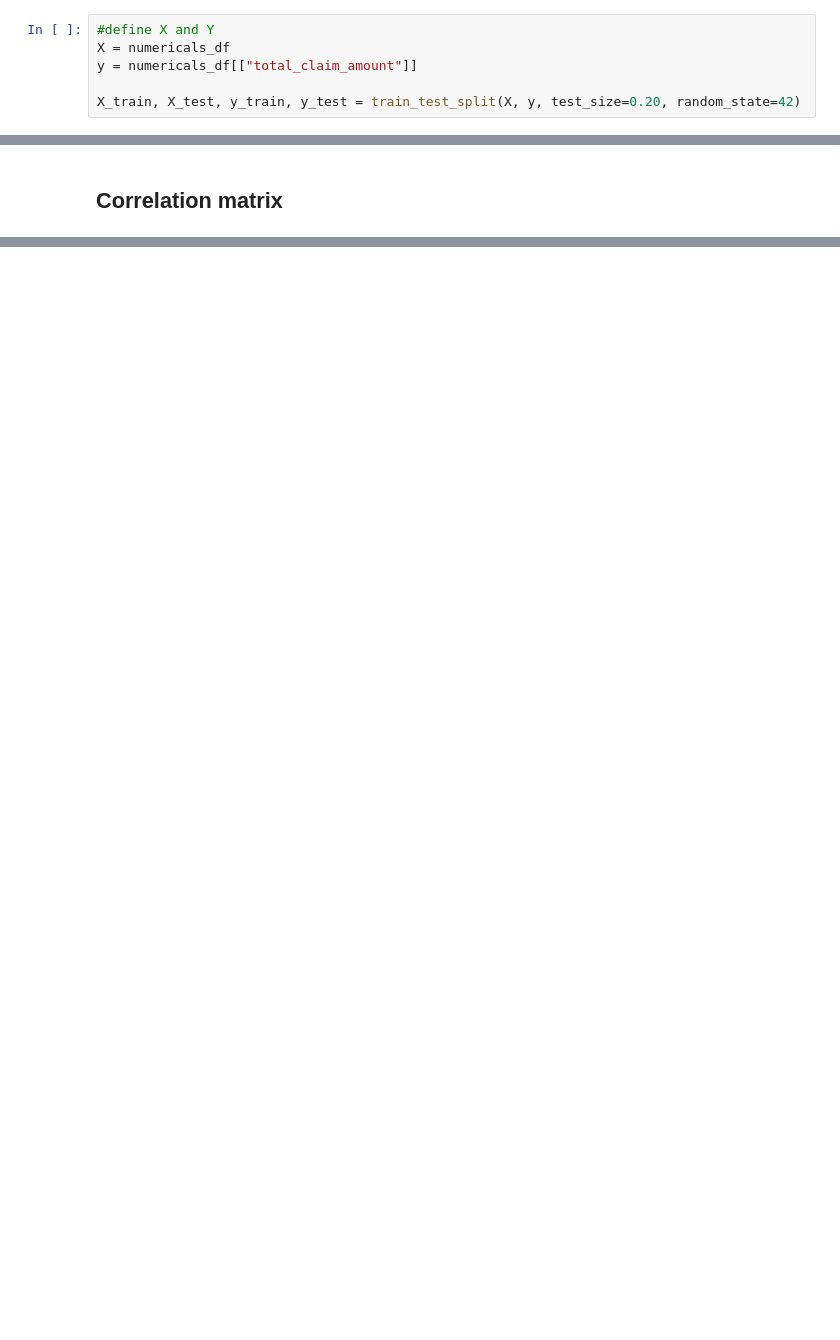
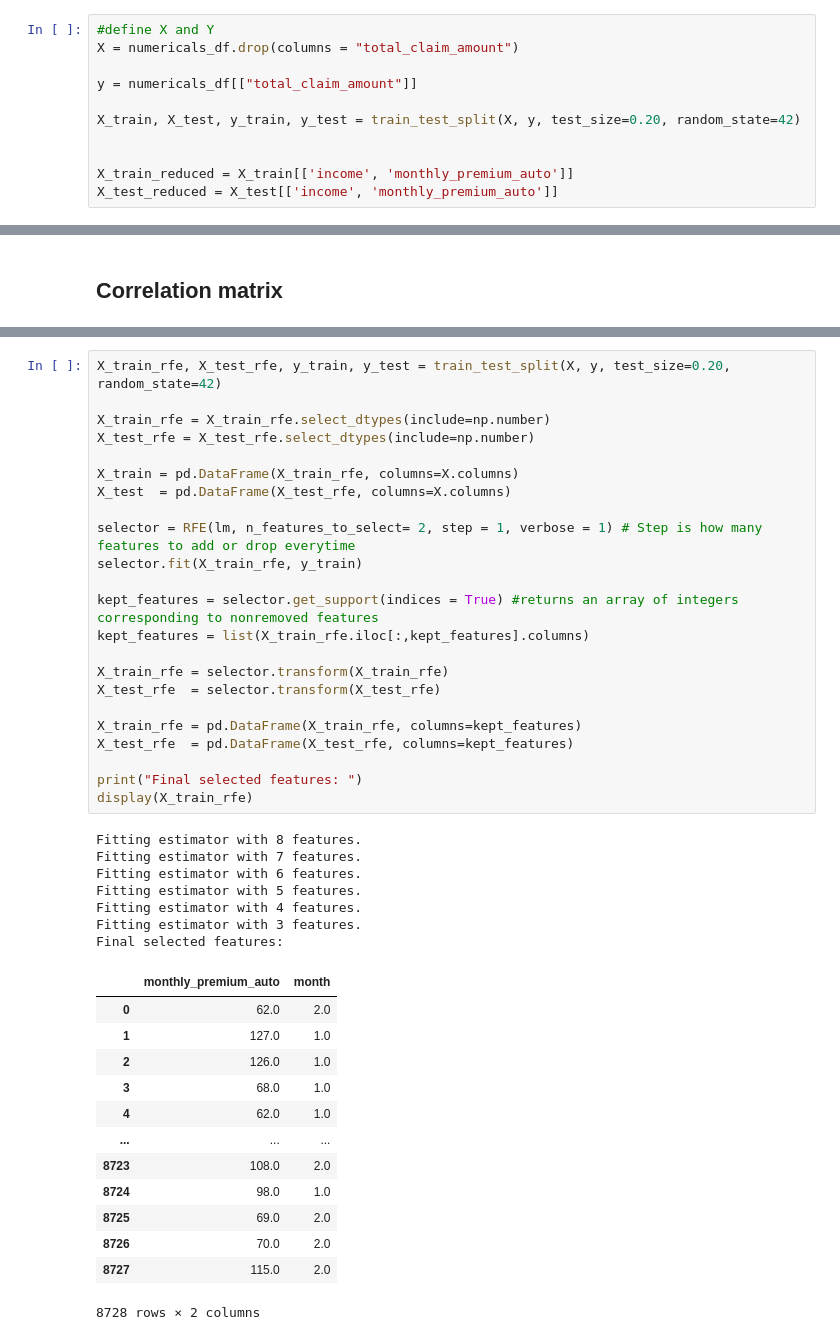
Before and after one commit to JKenny333/Ironhack_Labs, a Jupyter notebook: Week 7/Lab Comparing regression models.ipynb, the cells around one changed output, grey strips where cells are left out. Drawn from its saved outputs; the diff is of its cells as text; blank space fills up the shorter version.

```diff
--- a/Week 7/Lab Comparing regression models.ipynb
+++ b/Week 7/Lab Comparing regression models.ipynb
@@ -41,10 +46,15 @@ numericals_df
 10910 rows × 9 columns
 # %%
 #define X and Y
-X = numericals_df
+X = numericals_df.drop(columns = "total_claim_amount")
+
 y = numericals_df[["total_claim_amount"]]
 
 X_train, X_test, y_train, y_test = train_test_split(X, y, test_size=0.20, random_state=42)
+
+
+X_train_reduced = X_train[['income', 'monthly_premium_auto']]
+X_test_reduced = X_test[['income', 'monthly_premium_auto']]
 # %% [markdown]
 ## Variance threshold method
 # %%
@@ -114,0 +214,44 @@ model = lm.fit(X_train, y_train)
+# %%
+X_train_rfe, X_test_rfe, y_train, y_test = train_test_split(X, y, test_size=0.20, random_state=42)
+
+X_train_rfe = X_train_rfe.select_dtypes(include=np.number)
+X_test_rfe = X_test_rfe.select_dtypes(include=np.number)
+
+X_train = pd.DataFrame(X_train_rfe, columns=X.columns)
+X_test  = pd.DataFrame(X_test_rfe, columns=X.columns)
+
+selector = RFE(lm, n_features_to_select= 2, step = 1, verbose = 1) # Step is how many features to add or drop everytime
+selector.fit(X_train_rfe, y_train)
+
+kept_features = selector.get_support(indices = True) #returns an array of integers corresponding to nonremoved features
+kept_features = list(X_train_rfe.iloc[:,kept_features].columns)
+
+X_train_rfe = selector.transform(X_train_rfe)
+X_test_rfe  = selector.transform(X_test_rfe)
+
+X_train_rfe = pd.DataFrame(X_train_rfe, columns=kept_features)
+X_test_rfe  = pd.DataFrame(X_test_rfe, columns=kept_features)
+
+print("Final selected features: ")
+display(X_train_rfe)
+# %% [output]
+Fitting estimator with 8 features.
+Fitting estimator with 7 features.
+Fitting estimator with 6 features.
+Fitting estimator with 5 features.
+Fitting estimator with 4 features.
+Fitting estimator with 3 features.
+Final selected features:
+|  | monthly_premium_auto | month |
+| 0 | 62.0 | 2.0 |
+| 1 | 127.0 | 1.0 |
+| 2 | 126.0 | 1.0 |
+| 3 | 68.0 | 1.0 |
+| 4 | 62.0 | 1.0 |
+| ... | ... | ... |
+| 8723 | 108.0 | 2.0 |
+| 8724 | 98.0 | 1.0 |
+| 8725 | 69.0 | 2.0 |
+| 8726 | 70.0 | 2.0 |
+| 8727 | 115.0 | 2.0 |
+8728 rows × 2 columns
```
Also changed, not shown: parts of 25 cells of this notebook, 1 other file.
